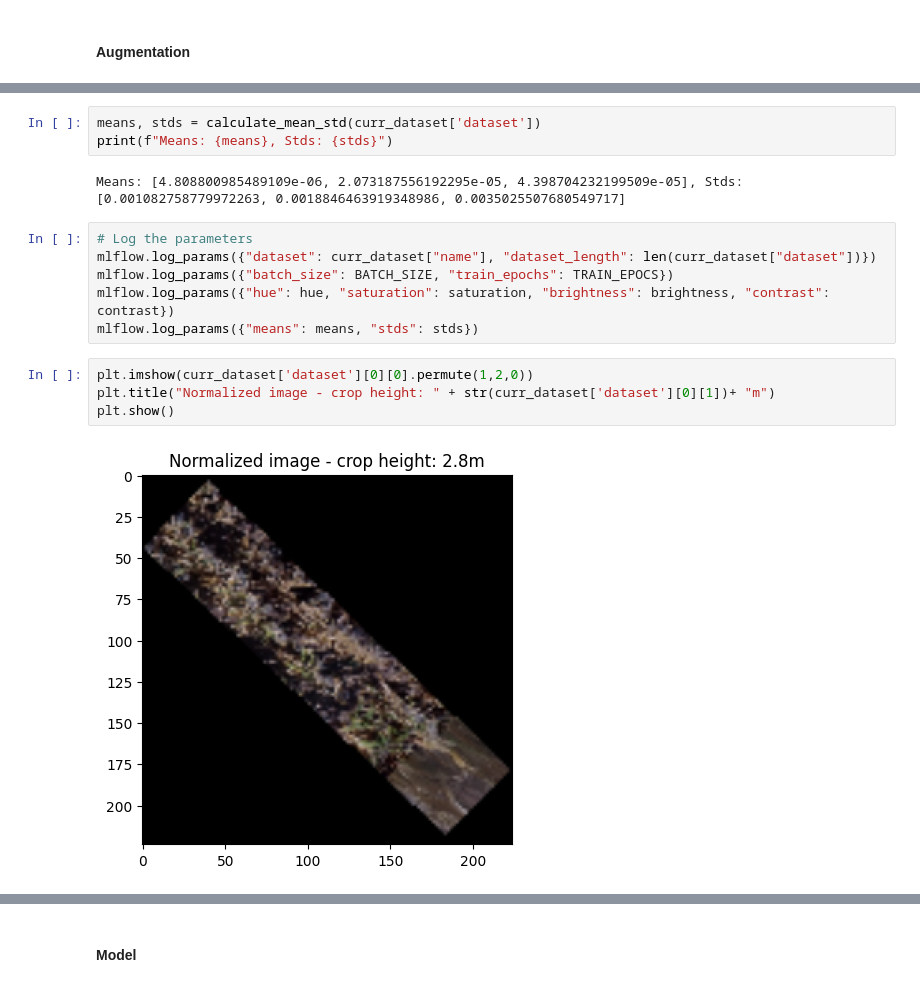
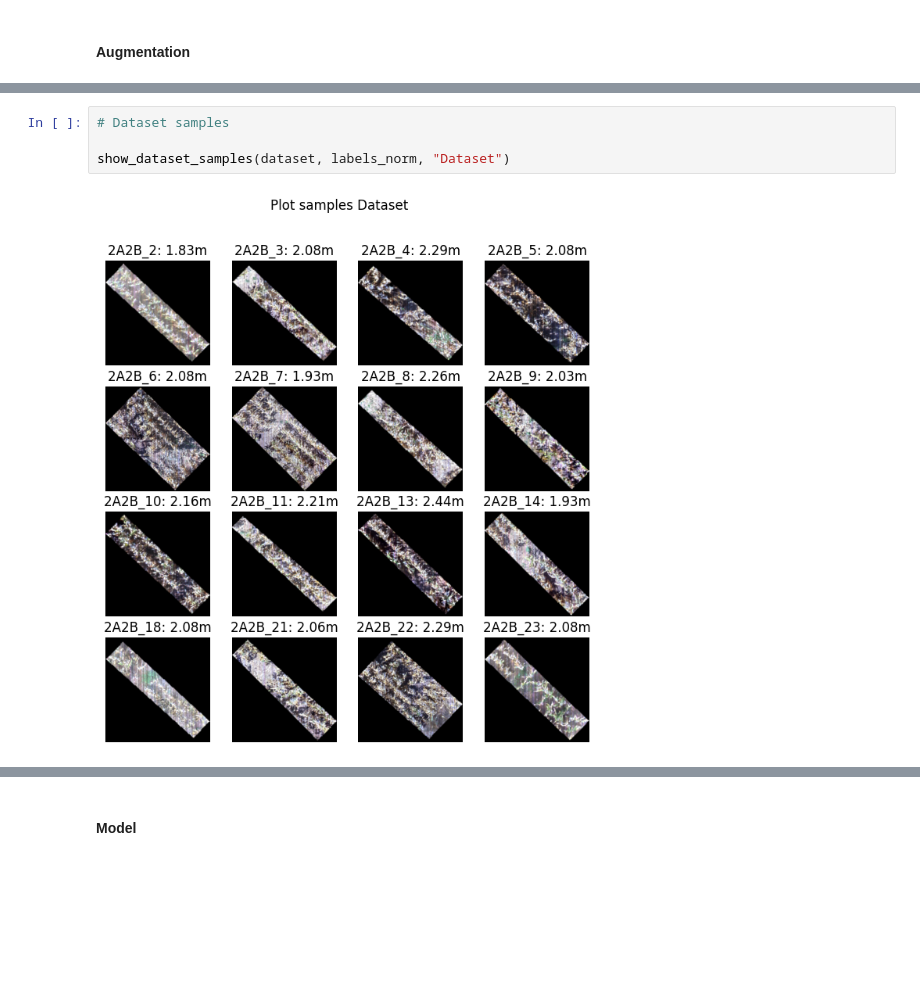
Before and after one commit to francescoperagine/UAV_ViT, a Jupyter notebook: main.ipynb, the cells around one changed output, grey strips where cells are left out. Drawn from its saved outputs; the diff is of its cells as text; blank space fills up the shorter version.

```diff
--- a/main.ipynb
+++ b/main.ipynb
@@ -185,21 +222,10 @@ Image type: <class 'torchvision.datapoints._image.Image'>
 Image shape: torch.Size([3, 224, 224]))
 Label type: <class 'numpy.float32'>
-# %%
-means, stds = calculate_mean_std(curr_dataset['dataset'])
-print(f"Means: {means}, Stds: {stds}")
-# %% [output]
-Means: [4.808800985489109e-06, 2.073187556192295e-05, 4.398704232199509e-05], Stds: [0.001082758779972263, 0.0018846463919348986, 0.0035025507680549717]
-# %%
-# Log the parameters
-mlflow.log_params({"dataset": curr_dataset["name"], "dataset_length": len(curr_dataset["dataset"])})
-mlflow.log_params({"batch_size": BATCH_SIZE, "train_epochs": TRAIN_EPOCS})
-mlflow.log_params({"hue": hue, "saturation": saturation, "brightness": brightness, "contrast": contrast})
-mlflow.log_params({"means": means, "stds": stds})
-# %%
-plt.imshow(curr_dataset['dataset'][0][0].permute(1,2,0))
-plt.title("Normalized image - crop height: " + str(curr_dataset['dataset'][0][1])+ "m")
-plt.show()
-# %% [output]
-[figure, removed]
+# %%
+# Dataset samples
+
+show_dataset_samples(dataset, labels_norm, "Dataset")
+# %% [output]
+[figure, added]
 # %%
 # Pixel distribution
```
Also changed, not shown: parts of 69 cells of this notebook, 13 other files.
